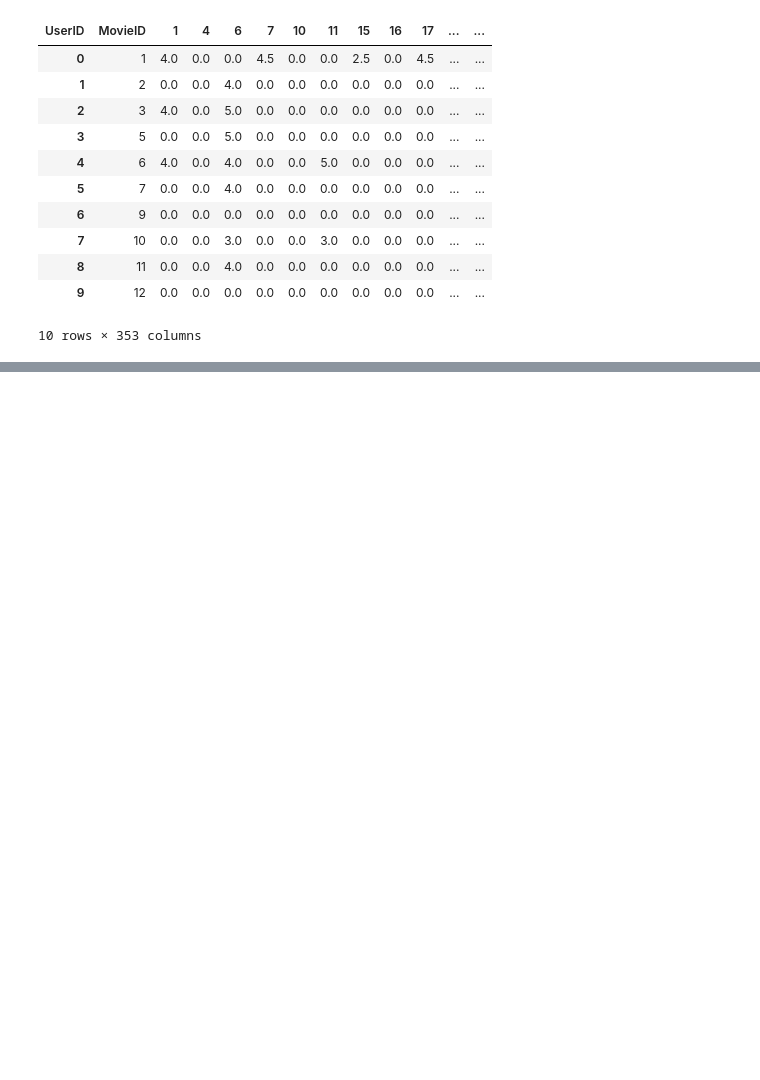
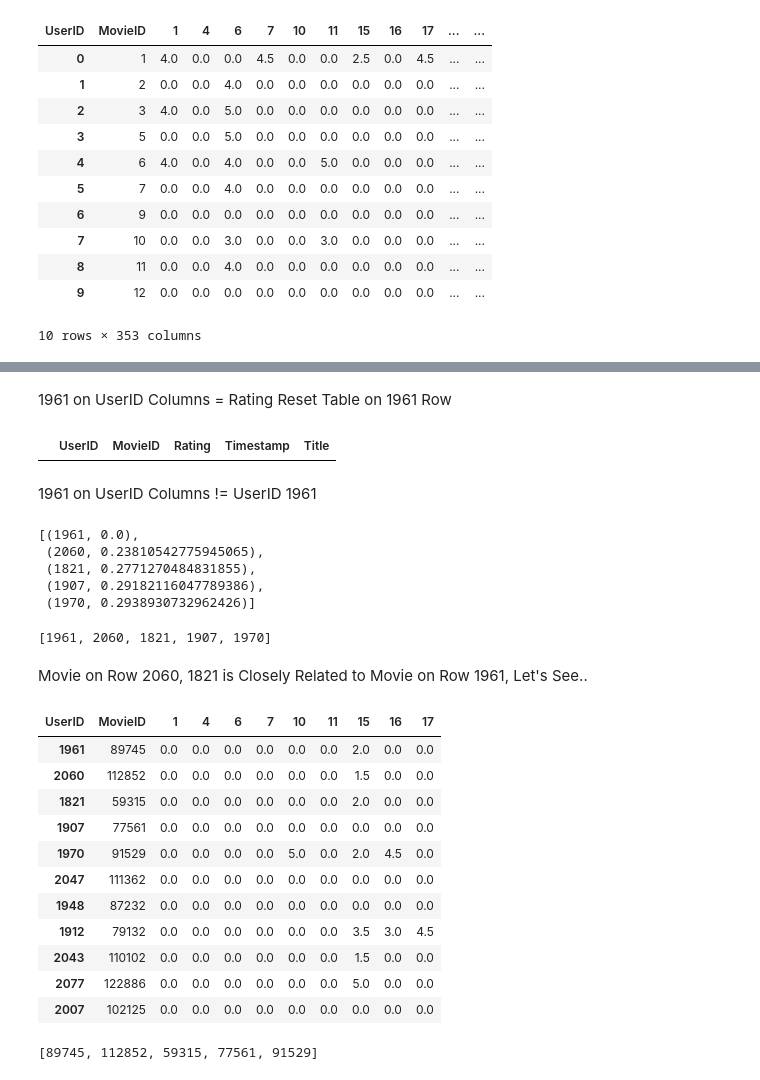
Before and after one commit to Intariteutututututu/Caesar, a Jupyter notebook: Lab 02.ipynb, the cells around one changed output, grey strips where cells are left out. Saved outputs shown, nothing was run; the diff lists cells and outputs as text; code cells hidden in the pictures; blank space fills up the shorter version.

```diff
--- a/Lab 02.ipynb
+++ b/Lab 02.ipynb
@@ -217,0 +216,8 @@ model.fit(rating_matrix)
+# %%
+input_title = "Avengers"
+
+movies_index = table_film[table_film["Title"].str.contains(input_title)]
+
+movies_index = movies_index.iloc[2]['MovieID']
+
+table_film[table_film["MovieID"] == movies_index]
@@ -217,0 +239,6 @@ model.fit(rating_matrix)
+# %%
+movies_index = rating_reset[rating_reset["MovieID"] == movies_index]
+
+movies_index = movies_index.index[0]
+
+movies_index
@@ -217,0 +256,55 @@ model.fit(rating_matrix)
+# %% [markdown]
+1961 on UserID Columns = Rating Reset Table on 1961 Row
+# %%
+rating[rating["UserID"] == 1961]
+# %% [output]
+|  | UserID | MovieID | Rating | Timestamp | Title |
+# %% [markdown]
+1961 on UserID Columns != UserID 1961
+# %%
+total_limit = 10
+
+total_limit += 1
+
+distances, indices = model.kneighbors(rating_matrix[movies_index], n_neighbors=total_limit)
+
+sorter = list(zip(indices.flatten().tolist(), distances.flatten().tolist()))
+
+indices = sorted(sorter, key=lambda x: x[1])
+
+indices[:5]
+# %% [output]
+[(1961, 0.0),
+ (2060, 0.23810542775945065),
+ (1821, 0.2771270484831855),
+ (1907, 0.29182116047789386),
+ (1970, 0.2938930732962426)]
+# %%
+molist = [i[0] for i in indices]
+
+molist[:5]
+# %% [output]
+[1961, 2060, 1821, 1907, 1970]
+# %% [markdown]
+Movie on Row 2060, 1821 is Closely Related to Movie on Row 1961, Let's See..
+# %%
+rating_reset.iloc[molist, :10]
+# %% [output]
+| UserID | MovieID | 1 | 4 | 6 | 7 | 10 | 11 | 15 | 16 | 17 |
+| 1961 | 89745 | 0.0 | 0.0 | 0.0 | 0.0 | 0.0 | 0.0 | 2.0 | 0.0 | 0.0 |
+| 2060 | 112852 | 0.0 | 0.0 | 0.0 | 0.0 | 0.0 | 0.0 | 1.5 | 0.0 | 0.0 |
+| 1821 | 59315 | 0.0 | 0.0 | 0.0 | 0.0 | 0.0 | 0.0 | 2.0 | 0.0 | 0.0 |
+| 1907 | 77561 | 0.0 | 0.0 | 0.0 | 0.0 | 0.0 | 0.0 | 0.0 | 0.0 | 0.0 |
+| 1970 | 91529 | 0.0 | 0.0 | 0.0 | 0.0 | 5.0 | 0.0 | 2.0 | 4.5 | 0.0 |
+| 2047 | 111362 | 0.0 | 0.0 | 0.0 | 0.0 | 0.0 | 0.0 | 0.0 | 0.0 | 0.0 |
+| 1948 | 87232 | 0.0 | 0.0 | 0.0 | 0.0 | 0.0 | 0.0 | 0.0 | 0.0 | 0.0 |
+| 1912 | 79132 | 0.0 | 0.0 | 0.0 | 0.0 | 0.0 | 0.0 | 3.5 | 3.0 | 4.5 |
+| 2043 | 110102 | 0.0 | 0.0 | 0.0 | 0.0 | 0.0 | 0.0 | 1.5 | 0.0 | 0.0 |
+| 2077 | 122886 | 0.0 | 0.0 | 0.0 | 0.0 | 0.0 | 0.0 | 5.0 | 0.0 | 0.0 |
+| 2007 | 102125 | 0.0 | 0.0 | 0.0 | 0.0 | 0.0 | 0.0 | 0.0 | 0.0 | 0.0 |
+# %%
+molist = [rating_reset.iloc[i, 0] for i in molist]
+
+molist[:5]
+# %% [output]
+[89745, 112852, 59315, 77561, 91529]
```
Also changed, not shown: parts of 11 cells of this notebook.
